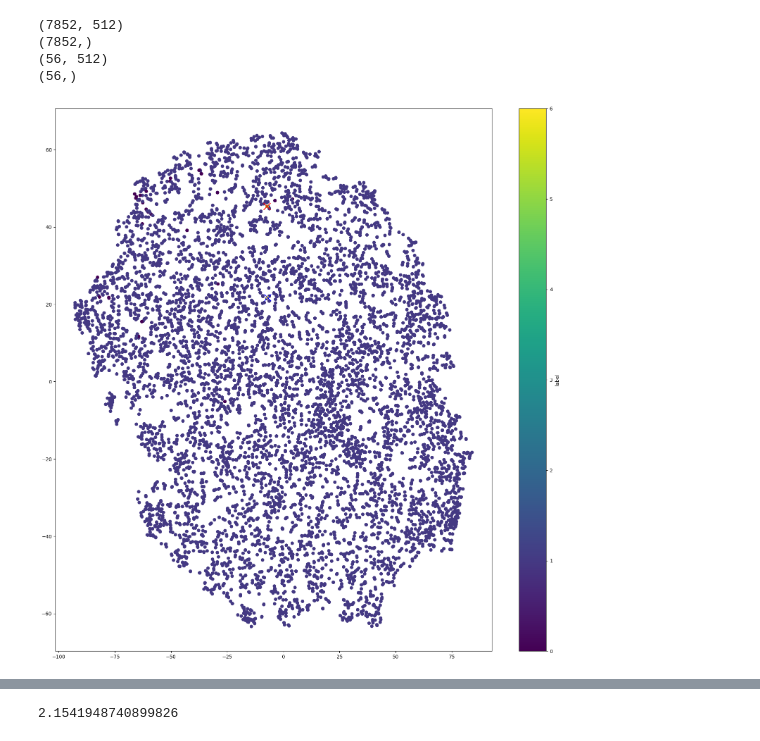
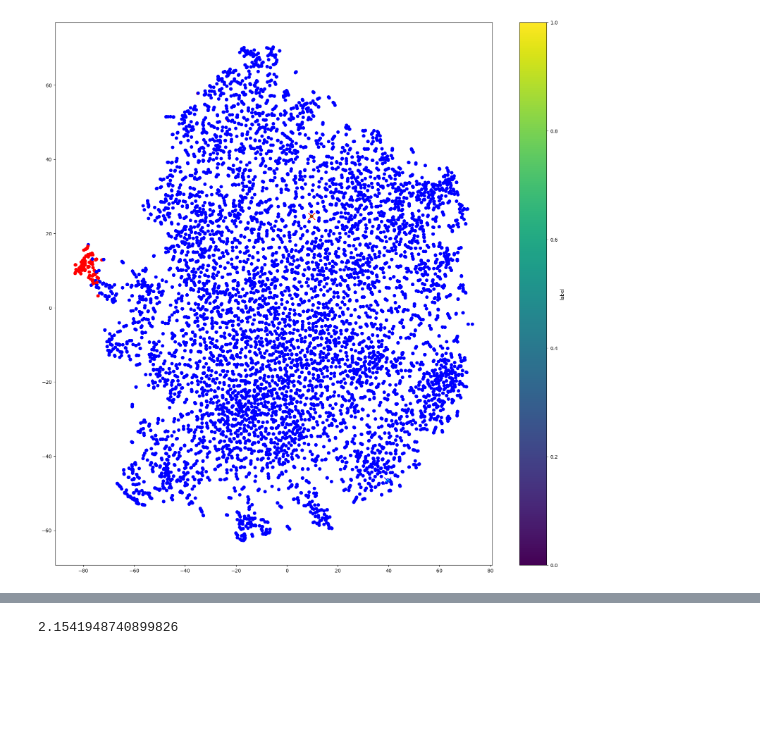
Before and after one commit to wty0511/MSc_Individual_Project, a Jupyter notebook: Untitled-1.ipynb, the cells around one changed output, grey strips where cells are left out. Drawn from its saved outputs; the diff is of its cells as text; code cells hidden in the pictures; blank space fills up the shorter version.

```diff
--- a/Untitled-1.ipynb
+++ b/Untitled-1.ipynb
@@ -1,46 +1,47 @@
 # %%
 import h5py
 import numpy as np
 from sklearn.manifold import TSNE
 import matplotlib.pyplot as plt
 
-# 从 HDF5 文件中读取数据
-with h5py.File('/root/task5_2023/latent_feature/protoMAML/ME1.hdf5', 'r') as f:
+
+color_map = {
+    0: 'red',
+    1: 'blue',
+    2: 'green',
+    3: 'cyan',
+}
+
+
+
+with h5py.File('/root/task5_2023/latent_feature/protoMAML/BUK5_20180921_015906a.hdf5', 'r') as f:
     data = f['features'][:]
     labels = f['labels'][:]
 
-    print(data.shape)
-    print(labels.shape)
     data_t = f['features_t'][:]
     labels_t = f['labels_t'][:]
+
     unique_labels = np.unique(labels_t)
     mean_embeddings = np.array([np.mean(data_t[labels_t == label], axis=0) for label in unique_labels])
-    data_with_means = np.concatenate((data_t, mean_embeddings), axis=0)
+    data_with_means = np.concatenate((data, mean_embeddings), axis=0)
 
-    labels_t = labels_t + 2
-    mean_labels = np.arange(len(unique_labels)) + np.max(labels) + 4
-    labels_with_means = np.concatenate((labels_t, mean_labels), axis=0)
 
-    print(data_t.shape)
-    print(labels_t.shape)
-    data = np.concatenate((data, mean_embeddings), axis=0)
-    labels = np.concatenate((labels, mean_labels), axis=0)
+    mean_labels = np.arange(len(unique_labels)) + np.max(labels)+1
+    labels_with_means = np.concatenate((labels, mean_labels), axis=0)
 
-# 使用 t-SNE 进行降维
+    # data_with_means = data_t
+    # labels_with_means = labels_t
+
 tsne = TSNE(n_components=2, random_state=1)
-data_2d = tsne.fit_transform(data)
+data_2d = tsne.fit_transform(data_with_means)
+colors = [color_map[label] for label in labels_with_means]
 
-# 使用 Matplotlib 进行可视化
 plt.figure(figsize=(20, 20))
-plt.scatter(data_2d[:, 0], data_2d[:, 1], c=labels, cmap='viridis')
+plt.scatter(data_2d[:, 0], data_2d[:, 1], c=colors, cmap='viridis')
 plt.colorbar(label='label')
 plt.scatter(data_2d[-2, 0], data_2d[-2, 1], c='red', marker='x', s=200)
 plt.scatter(data_2d[-1, 0], data_2d[-1, 1], c='blue', marker='x', s=200)
 
 plt.show()
 # %% [output]
-(7852, 512)
-(7852,)
-(56, 512)
-(56,)
-[figure, old version]
+[figure, new version]
```
Also changed, not shown: parts of 2 cells of this notebook, 25 other files.
